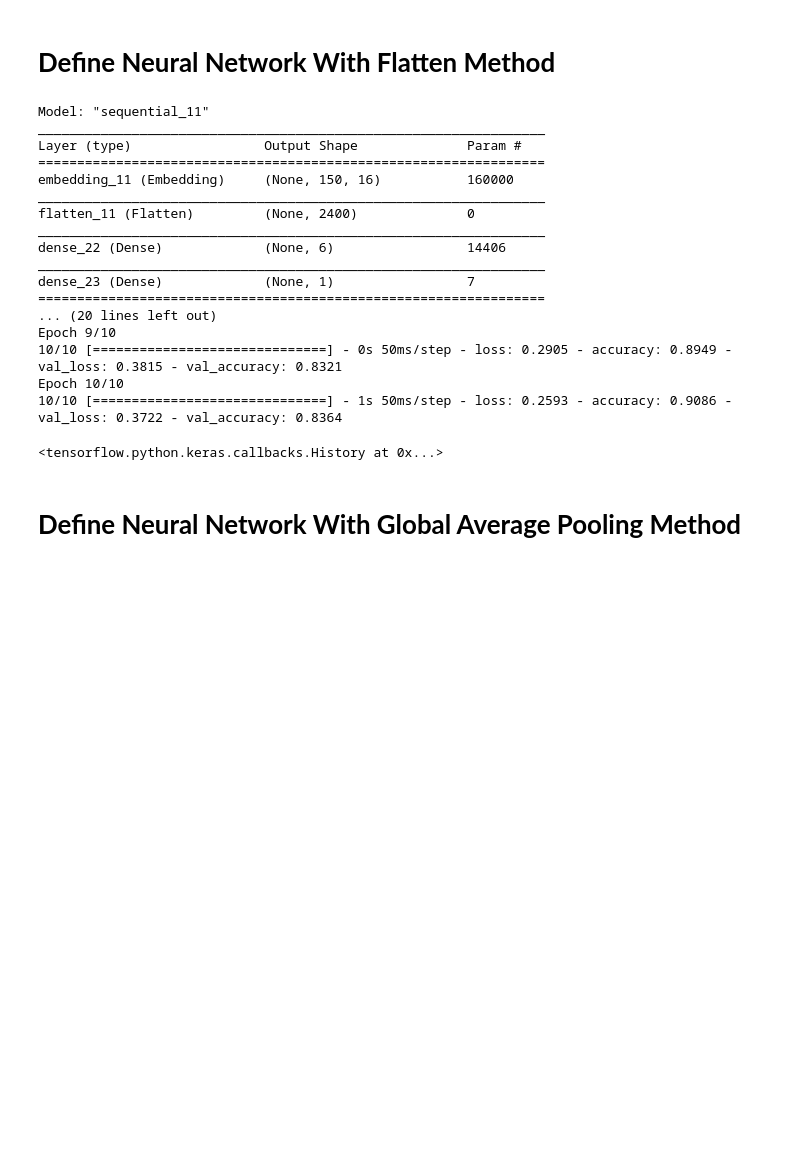
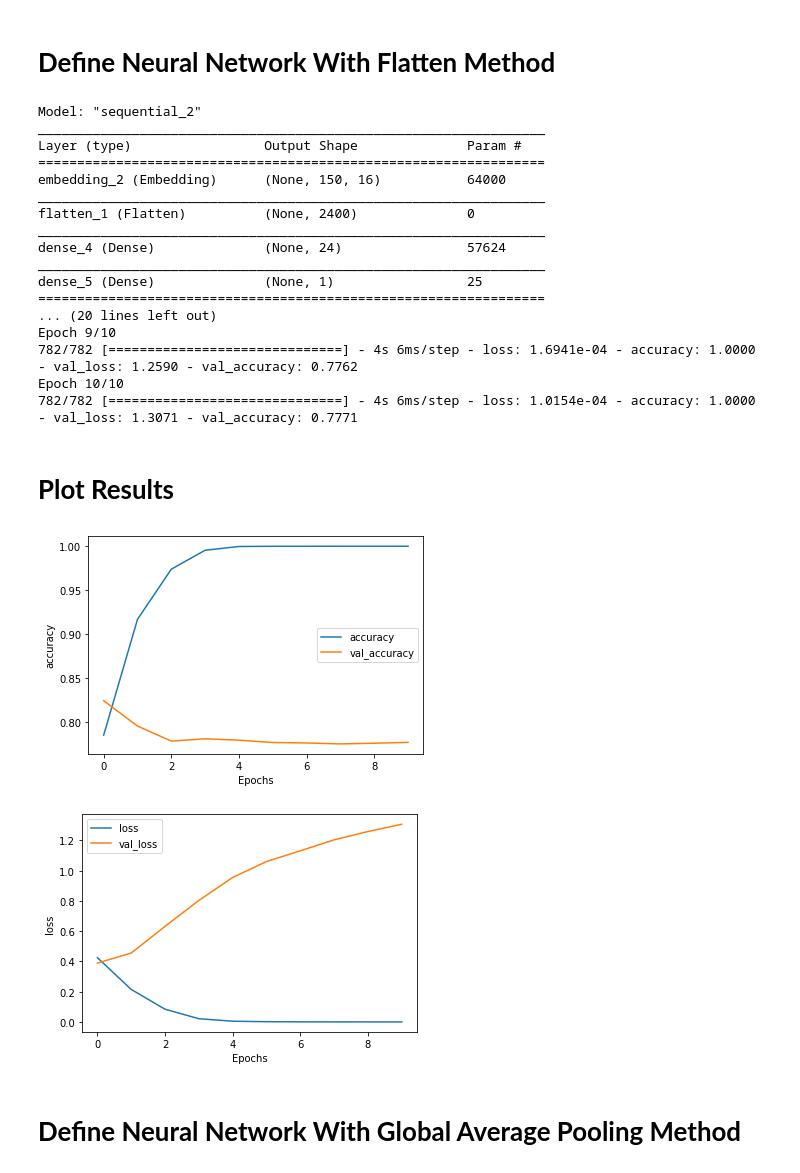
Before and after one commit to RaiahMohamedAmine/Film-Reviews-Classification, a Jupyter notebook: Film_Reviews_Classification.ipynb, the cells around one changed output. Drawn from its saved outputs; the diff is of its cells as text; code cells hidden in the pictures; blank space fills up the shorter version.

Commit message:
Adding Plot and Predict Cells

```diff
--- a/Film_Reviews_Classification.ipynb
+++ b/Film_Reviews_Classification.ipynb
@@ -56,7 +65,7 @@ from tensorflow.keras.preprocessing.text import Tokenizer
 from tensorflow.keras.preprocessing.sequence import pad_sequences
 import tensorflow as tf
 
-vocab_size =10000
+vocab_size =4000
 max_len=150
 post='post'
 oov ="<OOV>"
@@ -87,39 +96,57 @@ print(len(test_pad[0]))
 model = tf.keras.Sequential([
      tf.keras.layers.Embedding(vocab_size,embedding_dim,input_length=max_len),
      tf.keras.layers.Flatten(),
-     tf.keras.layers.Dense(6,activation='relu'),
+     tf.keras.layers.Dense(24,activation='relu'),
      tf.keras.layers.Dense(1,activation='sigmoid')
 ])
 
 model.compile(loss='binary_crossentropy', optimizer='adam',metrics=['accuracy'])
 model.summary()
 
-model.fit(
+history =model.fit(
     padded,
     train_labels,
     epochs=10,
-    batch_size=2500,
     validation_data=(test_pad,test_labels)
 )
 # %% [output]
-Model: "sequential_11"
+Model: "sequential_2"
 _________________________________________________________________
 Layer (type)                 Output Shape              Param #
 =================================================================
-embedding_11 (Embedding)     (None, 150, 16)           160000
+embedding_2 (Embedding)      (None, 150, 16)           64000
 _________________________________________________________________
-flatten_11 (Flatten)         (None, 2400)              0
+flatten_1 (Flatten)          (None, 2400)              0
 _________________________________________________________________
-dense_22 (Dense)             (None, 6)                 14406
+dense_4 (Dense)              (None, 24)                57624
 _________________________________________________________________
-dense_23 (Dense)             (None, 1)                 7
+dense_5 (Dense)              (None, 1)                 25
 =================================================================
 ... (20 lines left out)
 Epoch 9/10
-10/10 [==============================] - 0s 50ms/step - loss: 0.2905 - accuracy: 0.8949 - val_loss: 0.3815 - val_accuracy: 0.8321
+782/782 [==============================] - 4s 6ms/step - loss: 1.6941e-04 - accuracy: 1.0000 - val_loss: 1.2590 - val_accuracy: 0.7762
 Epoch 10/10
-10/10 [==============================] - 1s 50ms/step - loss: 0.2593 - accuracy: 0.9086 - val_loss: 0.3722 - val_accuracy: 0.8364
+782/782 [==============================] - 4s 6ms/step - loss: 1.0154e-04 - accuracy: 1.0000 - val_loss: 1.3071 - val_accuracy: 0.7771
-<tensorflow.python.keras.callbacks.History at 0x...>
+# %% [markdown]
+# **Plot Results**
+# %%
+import matplotlib.pyplot as plt
+
+
+def plot_graphs(history, string):
+  plt.plot(history.history[string])
+  plt.plot(history.history['val_'+string])
+  plt.xlabel("Epochs")
+  plt.ylabel(string)
+  plt.legend([string, 'val_'+string])
+  plt.show()
+
+plot_graphs(history, "accuracy")
+plot_graphs(history, "loss")
+#We can clearly see an overfitting
+# %% [output]
+[figure, added]
+[figure, added]
 # %% [markdown]
 # **Define Neural Network With Global Average Pooling Method**
 # %%
```
Also changed, not shown: parts of 8 cells of this notebook.
